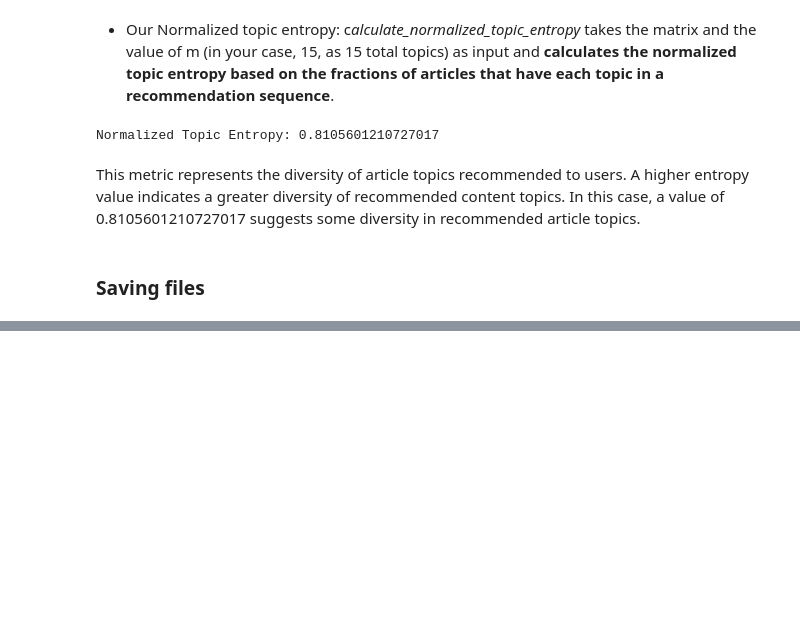
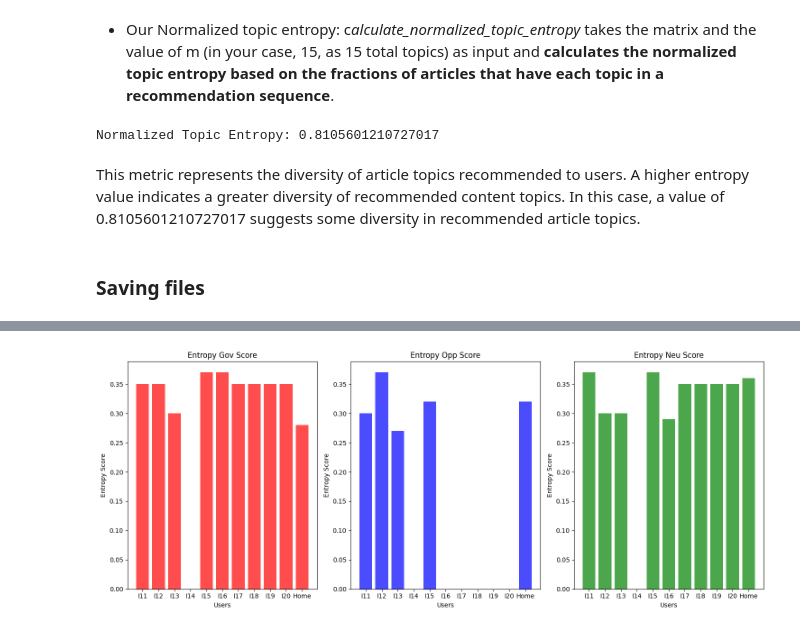
Before and after one commit to iamluirio/echo-chambers-news-aggregators, a Jupyter notebook: Code analysis/NLP/Single modules/filter_bubbles.ipynb, the cells around one changed output, grey strips where cells are left out. Saved outputs shown, nothing was run; the diff lists cells and outputs as text; code cells hidden in the pictures; blank space fills up the shorter version.

```diff
--- a/Code analysis/NLP/Single modules/filter_bubbles.ipynb
+++ b/Code analysis/NLP/Single modules/filter_bubbles.ipynb
@@ -486,0 +603,34 @@ save_indian_scores_to_csv(indianUser_scores, indian_user_entropies, 'indian_news
+# %%
+# Dati degli Entropy User Scores per "rep score," "dem score," e "neu score" degli utenti
+entropy_gov = [0.35, 0.35, 0.3, 0, 0.37, 0.37, 0.35, 0.35, 0.35, 0.35, 0.28]
+entropy_opp = [0.3, 0.37, 0.27, 0, 0.32, 0, 0, 0, 0, 0, 0.32]
+entropy_neu = [0.37, 0.3, 0.3, 0, 0.37, 0.29, 0.35, 0.35, 0.35, 0.35, 0.36]
+
+entropy_indian_users = [f'I{i+11}' for i in range(len(entropy_gov))]
+entropy_indian_users[-1] = 'Home'
+
+# Creazione dei bar plot per Entropy User Scores con una figura più ampia
+plt.figure(figsize=(15, 6))  # Aumenta la larghezza della figura
+
+plt.subplot(131)  # 1 riga, 3 colonne, primo plot
+plt.bar(entropy_indian_users, entropy_gov, color='r', alpha=0.7)
+plt.title('Entropy Gov Score')
+plt.xlabel('Users')
+plt.ylabel('Entropy Score')
+
+plt.subplot(132)  # 1 riga, 3 colonne, secondo plot
+plt.bar(entropy_indian_users, entropy_opp, color='b', alpha=0.7)
+plt.title('Entropy Opp Score')
+plt.xlabel('Users')
+plt.ylabel('Entropy Score')
+
+plt.subplot(133)  # 1 riga, 3 colonne, terzo plot
+plt.bar(entropy_indian_users, entropy_neu, color='g', alpha=0.7)
+plt.title('Entropy Neu Score')
+plt.xlabel('Users')
+plt.ylabel('Entropy Score')
+
+plt.tight_layout()  # Ottimizza il layout dei plot
+plt.show()
+# %% [output]
+[figure, added]
```
Also changed, not shown: parts of 11 cells of this notebook.
